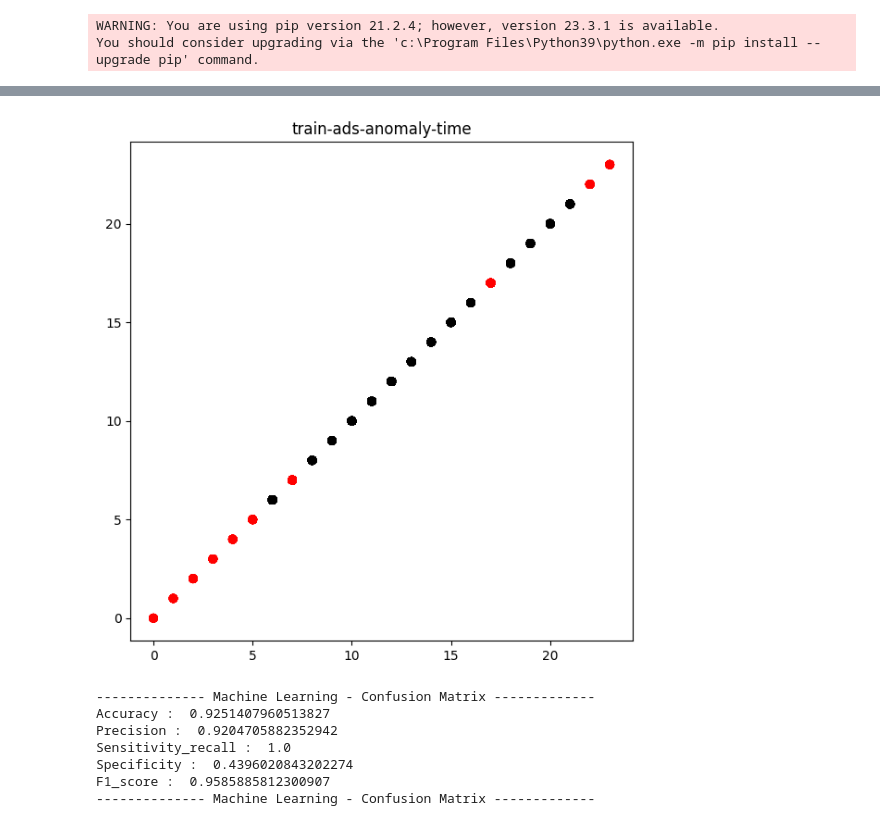
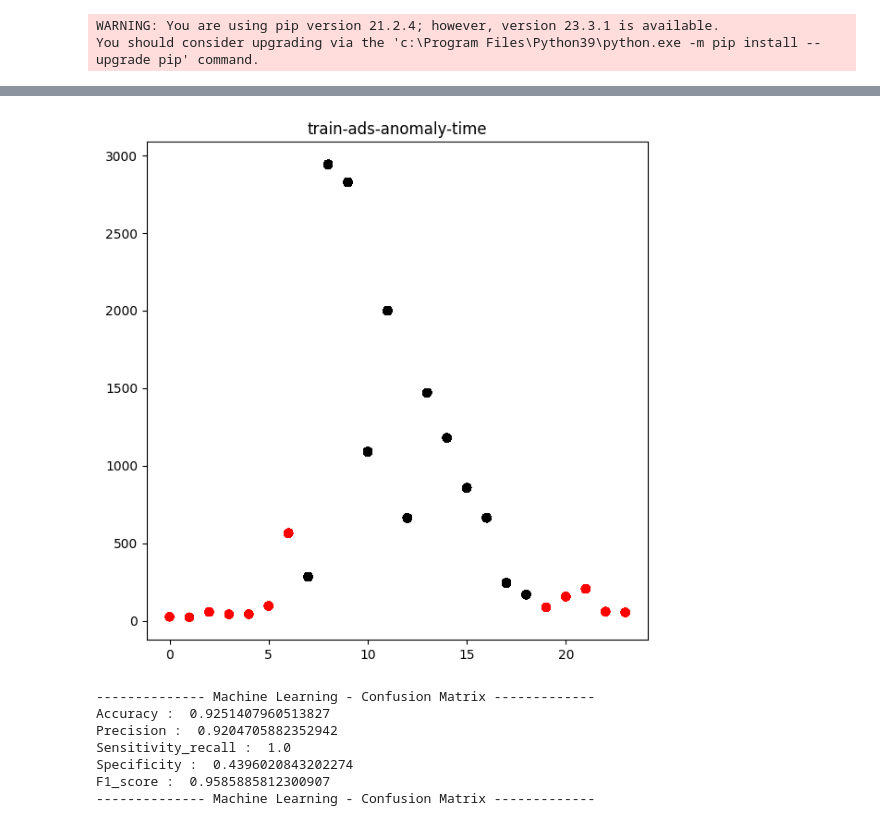
Before and after one commit to rtaf-soc/rtarf-ml-training-api, a Jupyter notebook: nb-ads-anomaly-time.ipynb, the cells around one changed output, grey strips where cells are left out. Cells and saved outputs as stored; diff of their text form; code cells hidden in the pictures.

Commit message:
update time graph to count y axis

```diff
--- a/nb-ads-anomaly-time.ipynb
+++ b/nb-ads-anomaly-time.ipynb
@@ -201,12 +207,12 @@ Normal  =  15293 record with  96.77276466493704  %
 -------------- List HH with Prediction -------------
 # %%
 plt.figure(figsize=(7,7))
-plt.scatter(X.to_numpy()[:, 0], X.to_numpy()[:, 0], c=lof_detect, cmap="flag", alpha=0.5)
+plt.scatter(X.to_numpy()[:, 0], X_Count.to_numpy()[:, 0], c=lof_detect, cmap="flag", alpha=0.5)
 plt.title("train-ads-anomaly-time")
 plt.savefig('images/train-ads-anomaly-time.png')
 plt.show()
 # %% [output]
-[figure, old version]
+[figure, new version]
 # %%
 print("-------------- Machine Learning - Confusion Matrix -------------")
 Accuracy = metrics.accuracy_score(X_Test, lof_detect)
```
Also changed, not shown: parts of 2 cells of this notebook, 1 other file.
